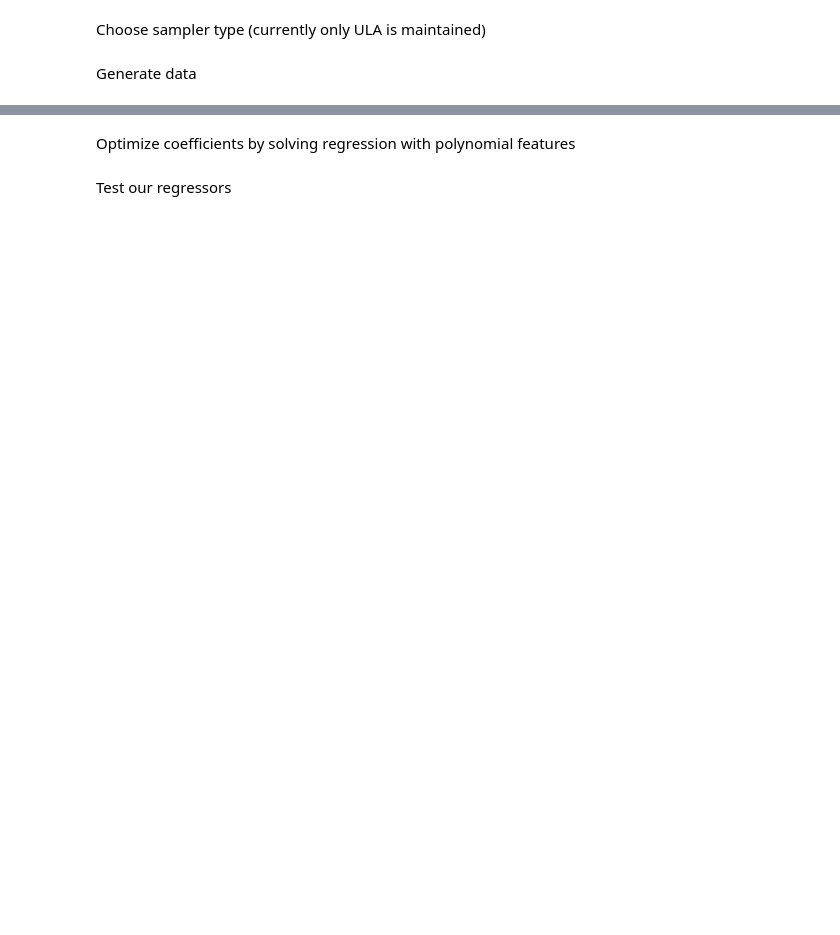
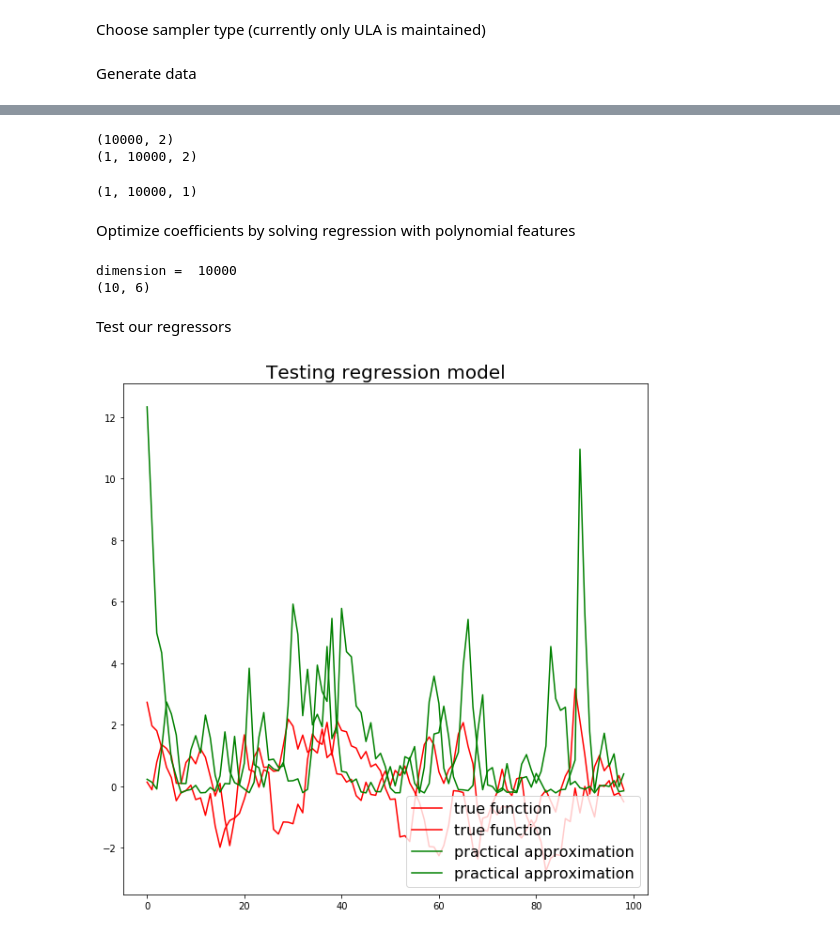
Before and after one commit to svsamsonov/VR-MCMC, a Jupyter notebook: Code/Gaussian_Mixture.ipynb, the cells around one changed output, grey strips where cells are left out. Saved outputs shown, nothing was run; the diff lists cells and outputs as text; code cells hidden in the pictures; blank space fills up the shorter version.

```diff
--- a/Code/Gaussian_Mixture.ipynb
+++ b/Code/Gaussian_Mixture.ipynb
@@ -14,12 +15,11 @@ from martingale import approx_q
 # %%
-N_b = 1*10**4 # Burn in period
+N_burn = 1*10**4 # Burn in period
 N_train = 1*10**4 # Number of samples on which we optimize
 N_test = 1*10**4 # Number of samples
 step = 0.2 # Step size
 n_traj_train = 1
 n_traj_test = 20 # Number of independent MCMC trajectories for test
-f_type = "posterior_mean"
-b_n_train = 20 #lag-window size
-b_n_test = int(np.round(N_test**(0.33)))
-print(b_n_test)
-degree = 2
+f_type = "sum"
+K_max = 2 #max degree of Hermite polynomial
+S_max = 2 #max degree of polynomial during regression stage
+lag = 10 #maximal lag order
@@ -65,26 +43,38 @@ TypeError: ULA() takes from 6 to 7 positional arguments but 8 were given
+# %%
+traj = ULA(r_seed,Cur_pot,step, N_burn, N_train, d, return_noise = False)
+print(traj.shape)
+traj = np.expand_dims(traj, axis=0)
+print(traj.shape)
+# %% [output]
+(10000, 2)
+(1, 10000, 2)
 # %%
 inds_arr = np.array([0]) # Taking the second index (not intercept)
 params = None
 f_vals = set_function(f_type,traj,inds_arr,params)
+print(f_vals.shape)
+# %% [output]
+(1, 10000, 1)
 # %% [markdown]
 Optimize coefficients by solving regression with polynomial features
 # %%
-#degree
-max_deg = 2
-#lag order
-lag = 10
 #polynomial coefficients
-coefs_poly = approx_q(traj,f_vals,n_traj_train,lag,max_deg)
+coefs_poly = approx_q(traj,f_vals,n_traj_train,lag,S_max)
 print(coefs_poly.shape)
+# %% [output]
+dimension =  10000
+(10, 6)
 # %% [markdown]
 Test our regressors
 # %%
 cur_lag = 1
 N_pts = 100
 plt.figure(figsize=(10, 10))
 plt.title("Testing regression model",fontsize=20)
-plt.plot(X_train[0,cur_lag:N_pts],color='r',label='true function')
-plt.plot(P.polynomial.polyval(X_train[0,:N_pts-cur_lag],coefs_poly[cur_lag,:]),color='g',label = 'practical approximation')
+plt.plot(traj[0,cur_lag:N_pts],color='r',label='true function')
+plt.plot(P.polynomial.polyval(traj[0,:N_pts-cur_lag],coefs_poly[cur_lag,:]),color='g',label = 'practical approximation')
 #plt.plot(P.polynomial.polyval(X_train[0,:N_pts-cur_lag],coefs_poly_theor[cur_lag,:]),color='b',label = 'theoretical approximation')
 plt.legend(loc = 'lower right',fontsize = 16)
 plt.show()
+# %% [output]
+[figure, added]
```
Also changed, not shown: parts of 8 cells of this notebook, 1 other file.
